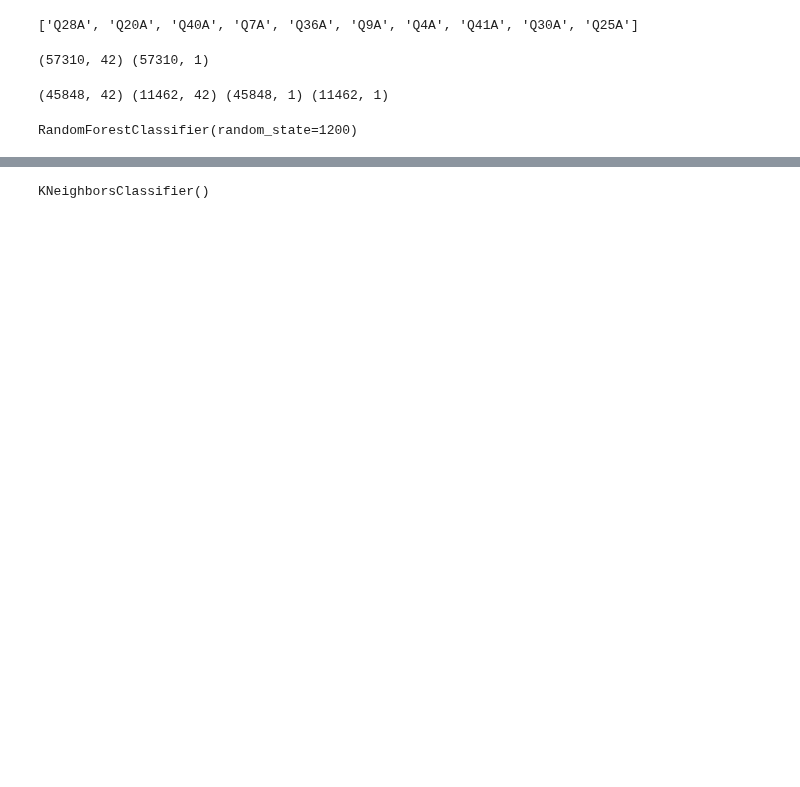
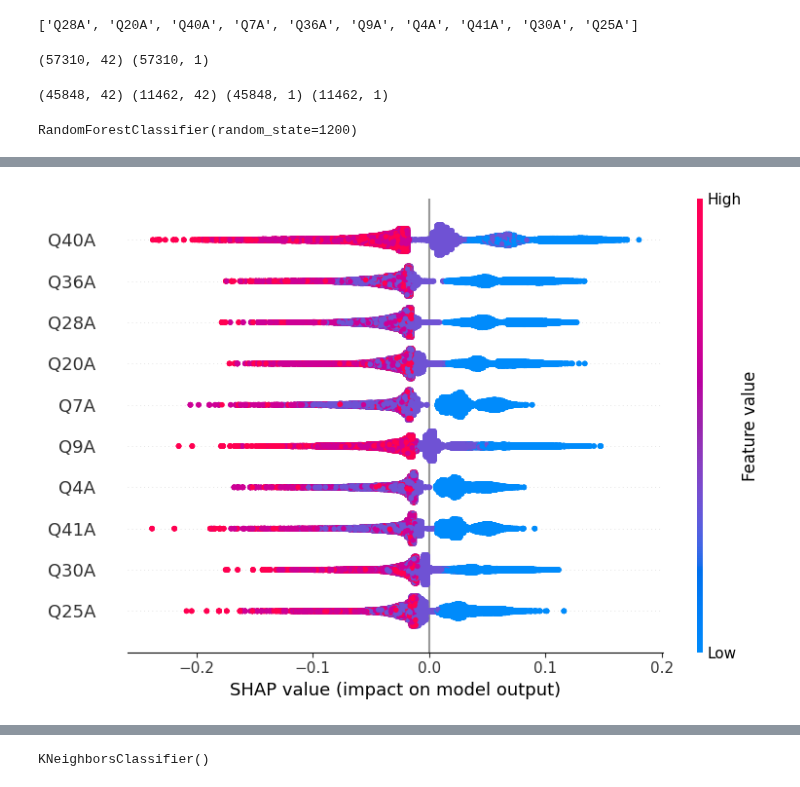
Before and after one commit to kang-lee-lab/long_to_short_dass, a Jupyter notebook: process.ipynb, the cells around one changed output, grey strips where cells are left out. Drawn from its saved outputs; the diff is of its cells as text; code cells hidden in the pictures; blank space fills up the shorter version.

```diff
--- a/process.ipynb
+++ b/process.ipynb
@@ -440,3 +436,5 @@ print(shap_values.shape)
+# %%
+shap_obj = explainer(X_train)
 # %%
 # Aggregate SHAP values across classes and samples
 shap_values_abs = np.abs(shap_values).sum(axis=2).mean(axis=0)
@@ -471,3 +501,11 @@ ValueError: All arrays must be of the same length
+# %%
+# Generate the plot
+shap.summary_plot(shap_values=np.take(shap_obj.values, 0, axis=-1),
+                  features=X_train,
+                  feature_names=X_train.columns,
+                  max_display=10)
+# %% [output]
+[figure, added]
 # %%
 import pandas as pd
 import numpy as np
```
Also changed, not shown: parts of 27 cells of this notebook, 3 other files.
